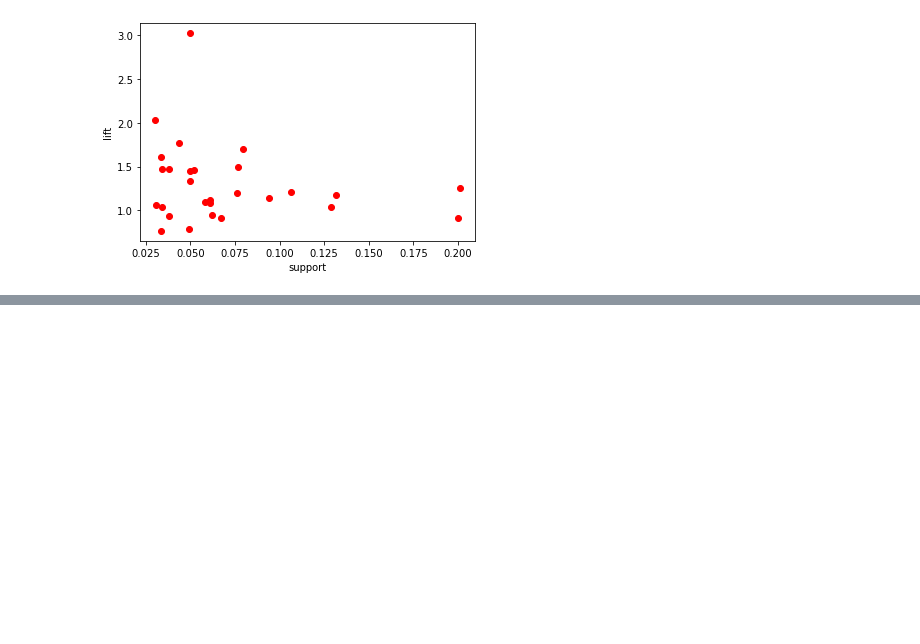
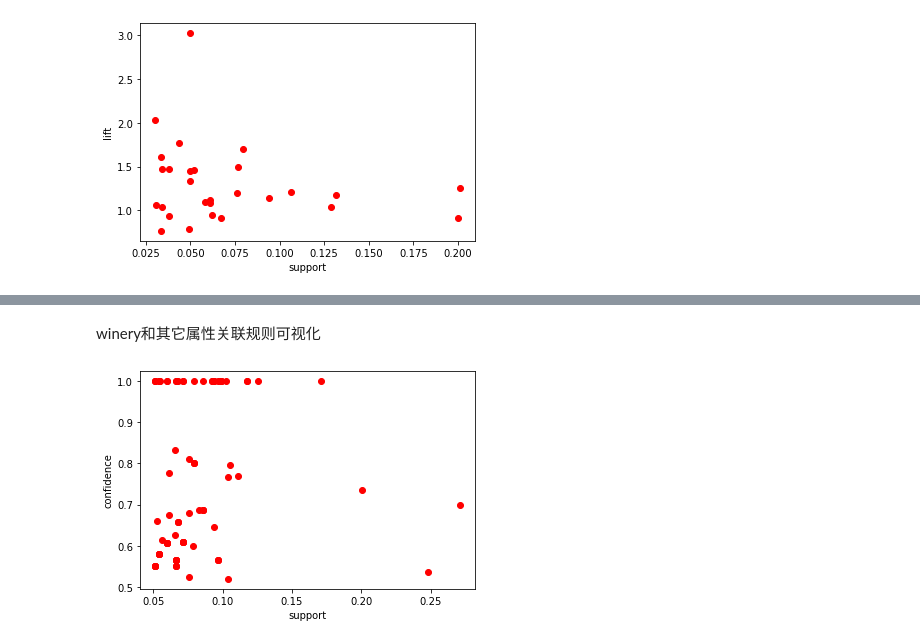
Before and after one commit to liucc1997/DMC, a Jupyter notebook: assignment2/wine-reviews-analysis.ipynb, the cells around one changed output, grey strips where cells are left out. Drawn from its saved outputs; the diff is of its cells as text; code cells hidden in the pictures; blank space fills up the shorter version.

```diff
--- a/assignment2/wine-reviews-analysis.ipynb
+++ b/assignment2/wine-reviews-analysis.ipynb
@@ -310,0 +392,2 @@ for i in range(rules.shape[0]):
+# %%
+winery_result = apriori(new_df2_w, min_support=0.05, use_colnames=True, max_len=4).sort_values(by='support', ascending=False)
@@ -310,0 +445,11 @@ for i in range(rules.shape[0]):
+# %%
+#winery 关联规则导出
+rules_w =  association_rules(winery_result,metric ='confidence',min_threshold = 0.5)
+rules_w = rules_w.drop(['leverage','conviction'],axis = 1)
+
+allconf_list = []
+for index, row in rules_w.iterrows():
+    allconf_list.append(allconf(row))
+rules_w['allconf'] = allconf_list
+
+print(rules_w.shape)
@@ -310,0 +517,10 @@ for i in range(rules.shape[0]):
+# %% [markdown]
+winery和其它属性关联规则可视化
+# %%
+import  matplotlib.pyplot as plt
+plt.xlabel('support')
+plt.ylabel('confidence')
+for i in range(rules_w.shape[0]):
+    plt.scatter(rules_w.support[i],rules_w.confidence[i],c='r')
+# %% [output]
+[figure, added]
```
Also changed, not shown: parts of 36 cells of this notebook, 2 other files.
